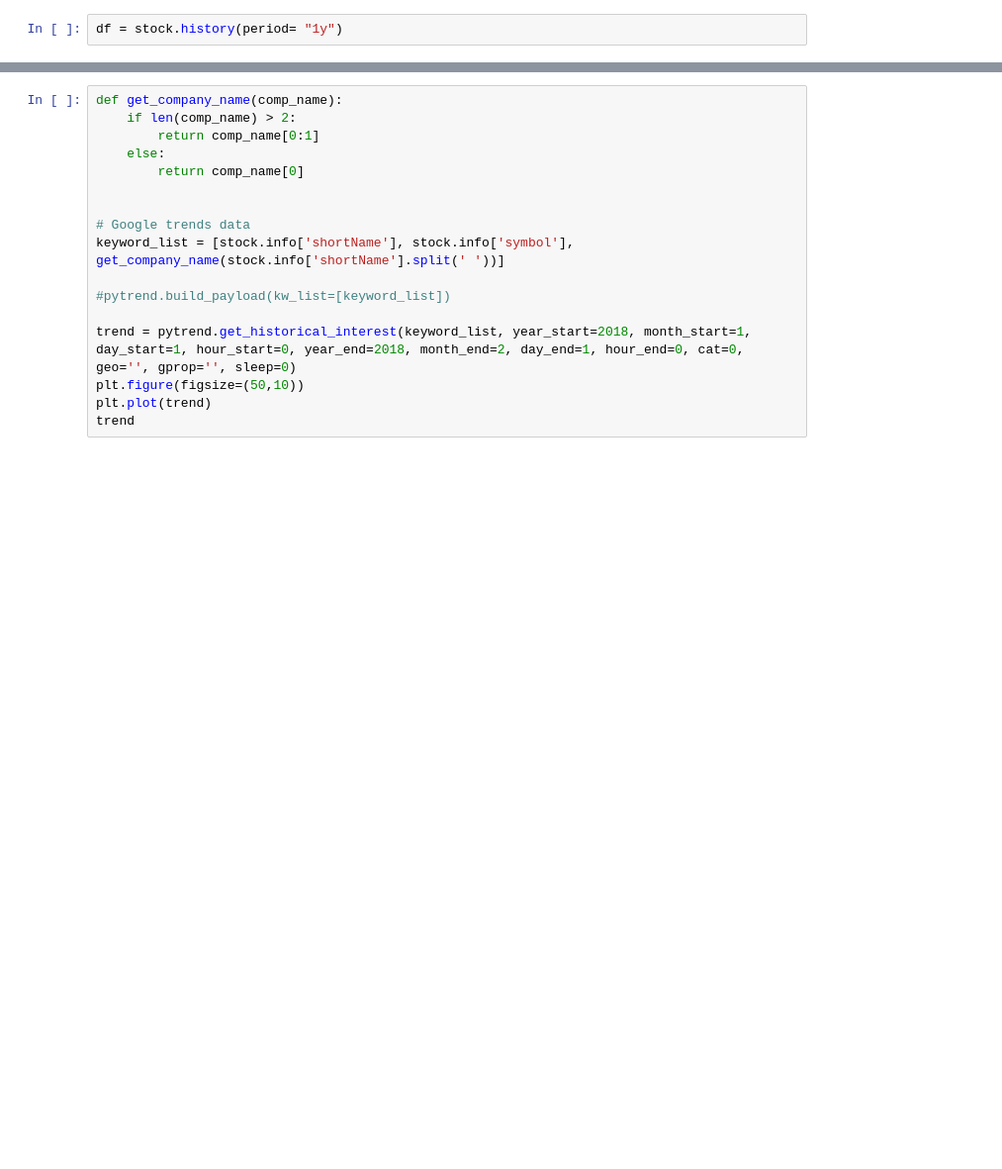
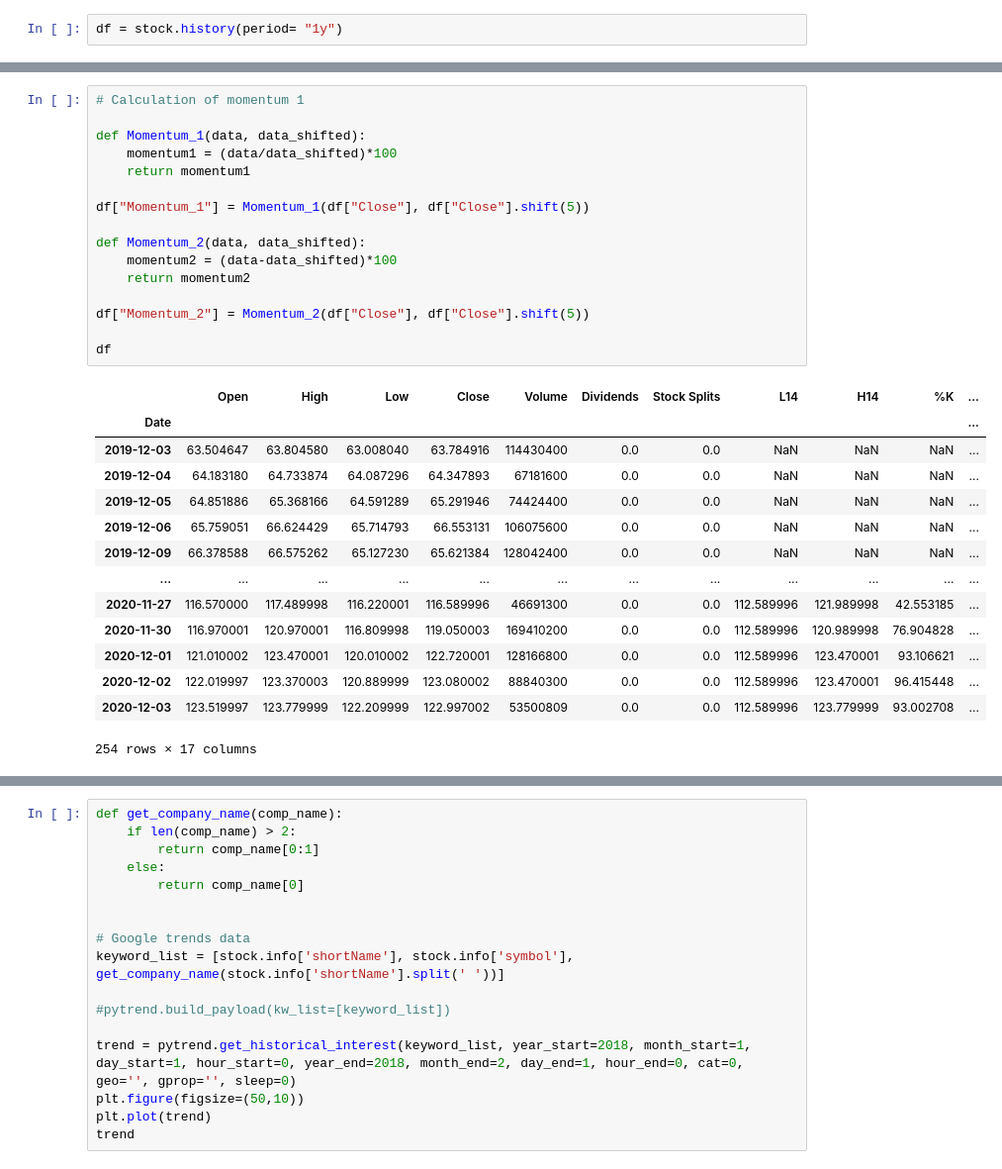
Before and after one commit to Sommerli/stock-prediction, a Jupyter notebook: stock_prediction.ipynb, the cells around one changed output, grey strips where cells are left out. Shown at 99% size. Saved outputs shown, nothing was run; the diff lists cells and outputs as text; blank space fills up the shorter version.

```diff
--- a/stock_prediction.ipynb
+++ b/stock_prediction.ipynb
@@ -253,0 +259,31 @@ df
+# %%
+# Calculation of momentum 1
+
+def Momentum_1(data, data_shifted):
+    momentum1 = (data/data_shifted)*100
+    return momentum1
+
+df["Momentum_1"] = Momentum_1(df["Close"], df["Close"].shift(5))
+
+def Momentum_2(data, data_shifted):
+    momentum2 = (data-data_shifted)*100
+    return momentum2
+
+df["Momentum_2"] = Momentum_2(df["Close"], df["Close"].shift(5))
+
+df
+# %% [output]
+|  | Open | High | Low | Close | Volume | Dividends | Stock Splits | L14 | H14 | %K | ... |
+| Date |  |  |  |  |  |  |  |  |  |  | ... |
+| 2019-12-03 | 63.504647 | 63.804580 | 63.008040 | 63.784916 | 114430400 | 0.0 | 0.0 | NaN | NaN | NaN | ... |
+| 2019-12-04 | 64.183180 | 64.733874 | 64.087296 | 64.347893 | 67181600 | 0.0 | 0.0 | NaN | NaN | NaN | ... |
+| 2019-12-05 | 64.851886 | 65.368166 | 64.591289 | 65.291946 | 74424400 | 0.0 | 0.0 | NaN | NaN | NaN | ... |
+| 2019-12-06 | 65.759051 | 66.624429 | 65.714793 | 66.553131 | 106075600 | 0.0 | 0.0 | NaN | NaN | NaN | ... |
+| 2019-12-09 | 66.378588 | 66.575262 | 65.127230 | 65.621384 | 128042400 | 0.0 | 0.0 | NaN | NaN | NaN | ... |
+| ... | ... | ... | ... | ... | ... | ... | ... | ... | ... | ... | ... |
+| 2020-11-27 | 116.570000 | 117.489998 | 116.220001 | 116.589996 | 46691300 | 0.0 | 0.0 | 112.589996 | 121.989998 | 42.553185 | ... |
+| 2020-11-30 | 116.970001 | 120.970001 | 116.809998 | 119.050003 | 169410200 | 0.0 | 0.0 | 112.589996 | 120.989998 | 76.904828 | ... |
+| 2020-12-01 | 121.010002 | 123.470001 | 120.010002 | 122.720001 | 128166800 | 0.0 | 0.0 | 112.589996 | 123.470001 | 93.106621 | ... |
+| 2020-12-02 | 122.019997 | 123.370003 | 120.889999 | 123.080002 | 88840300 | 0.0 | 0.0 | 112.589996 | 123.470001 | 96.415448 | ... |
+| 2020-12-03 | 123.519997 | 123.779999 | 122.209999 | 122.997002 | 53500809 | 0.0 | 0.0 | 112.589996 | 123.779999 | 93.002708 | ... |
+254 rows × 17 columns
```
Also changed, not shown: parts of 18 cells of this notebook.
